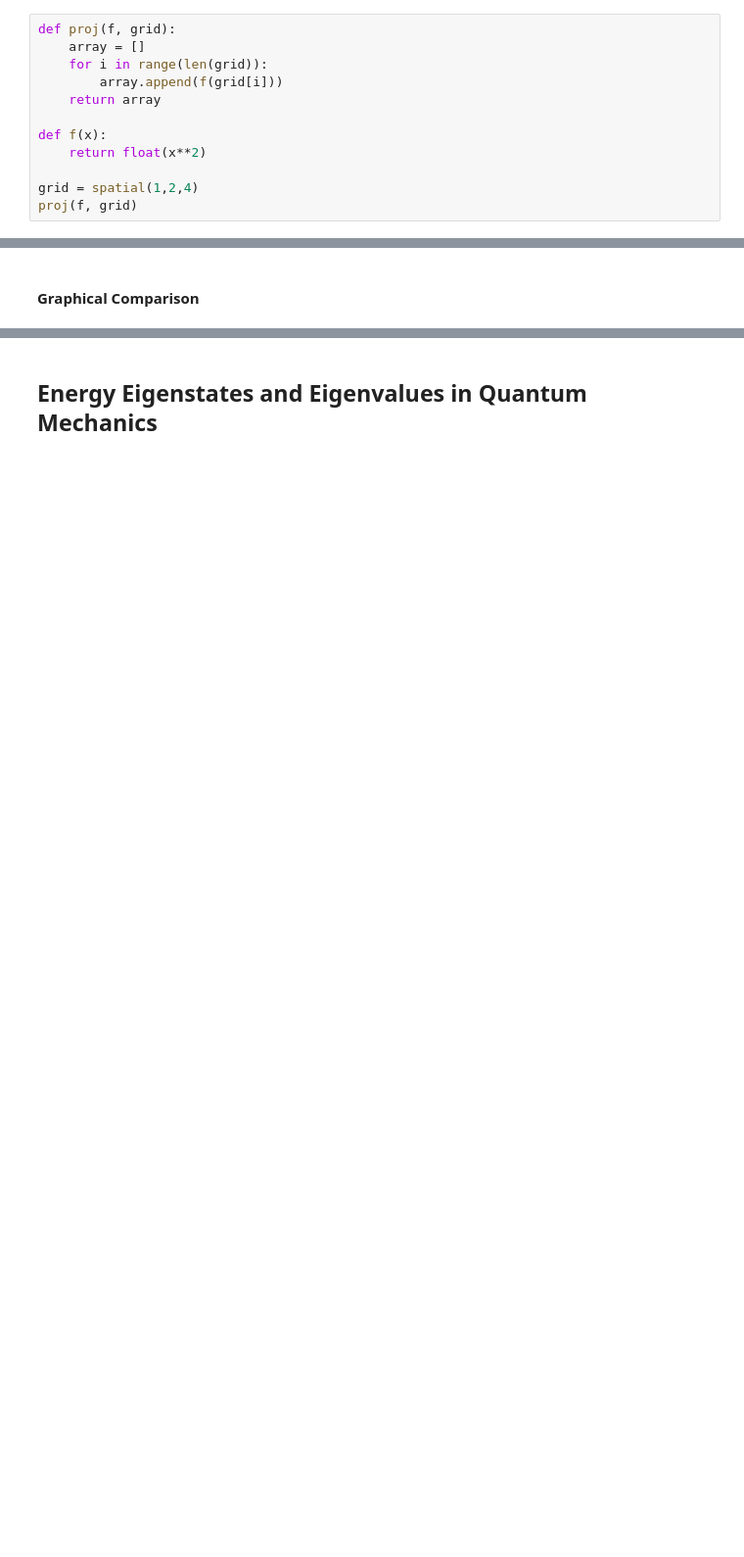
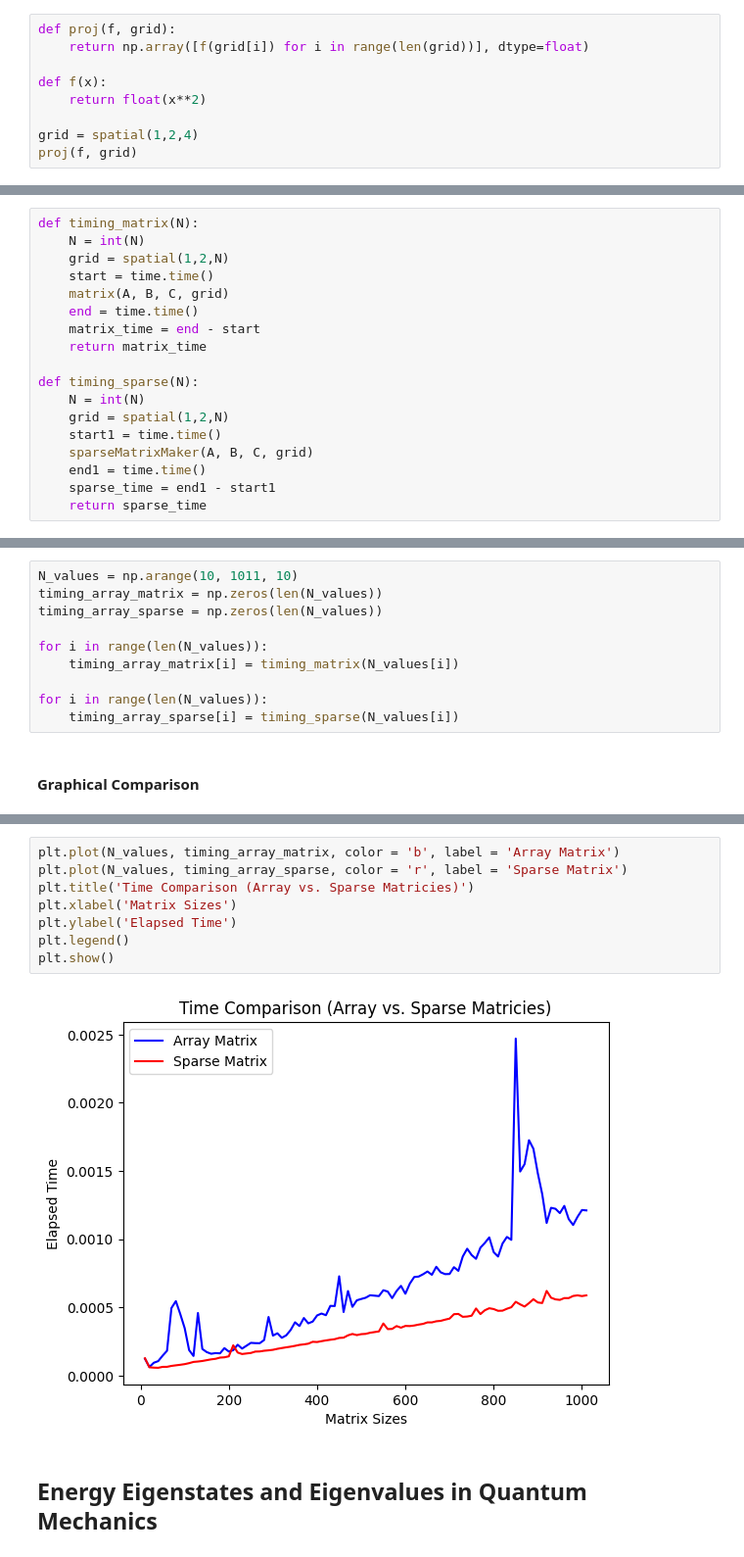
Before and after one commit to hillerj1/Thesis, a Jupyter notebook: week6_redo.ipynb, the cells around one changed output, grey strips where cells are left out. Shown at 98% size. Saved outputs shown, nothing was run; the diff lists cells and outputs as text; blank space fills up the shorter version.

```diff
--- a/week6_redo.ipynb
+++ b/week6_redo.ipynb
@@ -73,10 +74,7 @@ $$
 As a **discussion** confirm that your outputs are correct.
 # %%
 def proj(f, grid):
-    array = []
-    for i in range(len(grid)):
-        array.append(f(grid[i]))
-    return array
+    return np.array([f(grid[i]) for i in range(len(grid))], dtype=float)
 
 def f(x):
     return float(x**2)
@@ -304,6 +327,24 @@ We can see that as $N$ becomes large, the time required to create the normal mat
 Write a function that takes as input the value $N$, and returns the amount of time required to build the matrix $\mathbb{M}$ using your original matrix generating function.
 
 Then, do the same thing for your sparse matrix generating function.
+# %%
+def timing_matrix(N):
+    N = int(N)
+    grid = spatial(1,2,N)
+    start = time.time()
+    matrix(A, B, C, grid)
+    end = time.time()
+    matrix_time = end - start
+    return matrix_time
+
+def timing_sparse(N):
+    N = int(N)
+    grid = spatial(1,2,N)
+    start1 = time.time()
+    sparseMatrixMaker(A, B, C, grid)
+    end1 = time.time()
+    sparse_time = end1 - start1
+    return sparse_time
 # %% [markdown]
 #### Timing Data
 # %% [markdown]
@@ -311,5 +352,15 @@ Then, do the same thing for your sparse matrix generating function.
 
 Create an array of values of $N$ between 10 and 1000 in steps of 10.  Then, create associated timing arrays for the two different matrix makers.
+# %%
+N_values = np.arange(10, 1011, 10)
+timing_array_matrix = np.zeros(len(N_values))
+timing_array_sparse = np.zeros(len(N_values))
+
+for i in range(len(N_values)):
+    timing_array_matrix[i] = timing_matrix(N_values[i])
+
+for i in range(len(N_values)):
+    timing_array_sparse[i] = timing_sparse(N_values[i])
 # %% [markdown]
 #### Graphical Comparison
 # %% [markdown]
@@ -317,5 +368,15 @@ Create an array of values of $N$ between 10 and 1000 in steps of 10.  Then, crea
 
 Create a graph of your timing data so that you can compare the two methods.
+# %%
+plt.plot(N_values, timing_array_matrix, color = 'b', label = 'Array Matrix')
+plt.plot(N_values, timing_array_sparse, color = 'r', label = 'Sparse Matrix')
+plt.title('Time Comparison (Array vs. Sparse Matricies)')
+plt.xlabel('Matrix Sizes')
+plt.ylabel('Elapsed Time')
+plt.legend()
+plt.show()
+# %% [output]
+[figure, added]
 # %% [markdown]
 ## Energy Eigenstates and Eigenvalues in Quantum Mechanics
 # %% [markdown]
```
Also changed, not shown: parts of 25 cells of this notebook.
